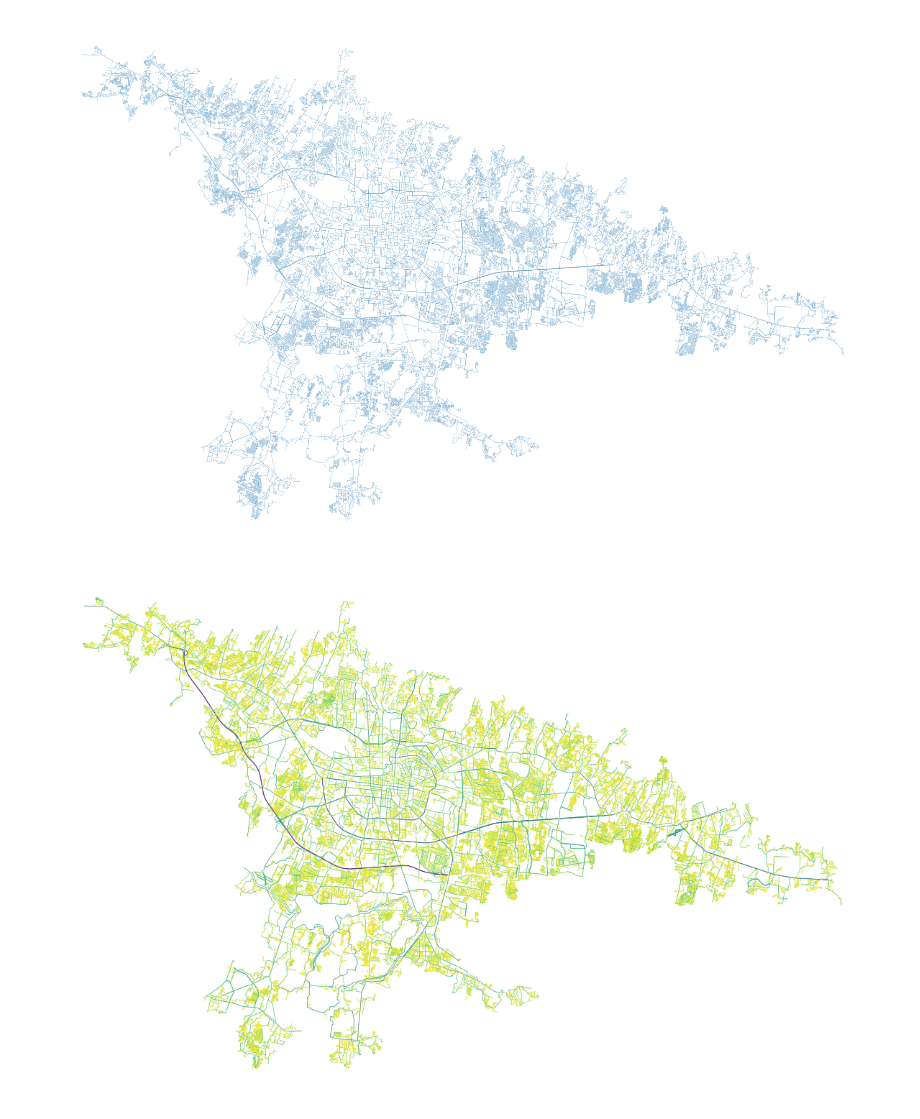
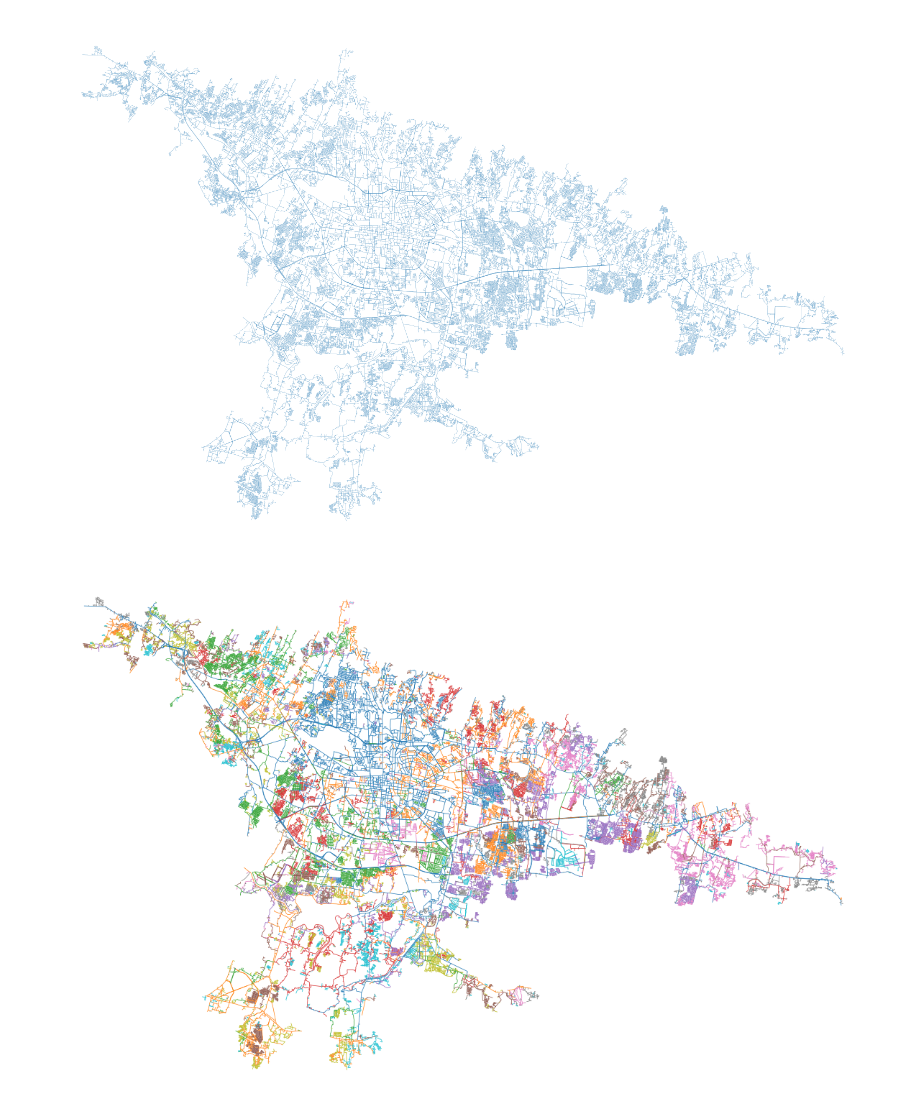
Before and after one commit to greymouse1/spatialanalysis, a Jupyter notebook: continuity.ipynb, the cells around one changed output. Saved outputs shown, nothing was run; the diff lists cells and outputs as text; code cells hidden in the pictures.

Commit message:
Updated to use deflection angle

```diff
--- a/continuity.ipynb
+++ b/continuity.ipynb
@@ -77,20 +61,19 @@ bandung_gdf.plot(figsize=(20, 20), linewidth=0.2).set_axis_off()
 # %%
 # Calculate continuity from the gdf
 
-continuity = momepy.COINS(bandung_gdf)
+continuity = momepy.COINS(bandung_gdf, angle_threshold=135, flow_mode=False)
 # %%
 # Pull out stroke
 
 bandung_stroke_gdf = continuity.stroke_gdf()
 # %%
-# Plot stroke
+# Plot stroke by length
 
 bandung_stroke_gdf.plot(
-    bandung_stroke_gdf.length,
     figsize=(15, 15),
-    cmap="viridis_r",
+    cmap="tab10",
     linewidth=0.5,
-    scheme="headtailbreaks",
+    scheme="headtailbreaks"
 ).set_axis_off()
 # %% [output]
-[figure, old version]
+[figure, new version]
```
Also changed, not shown: parts of 5 cells of this notebook.
